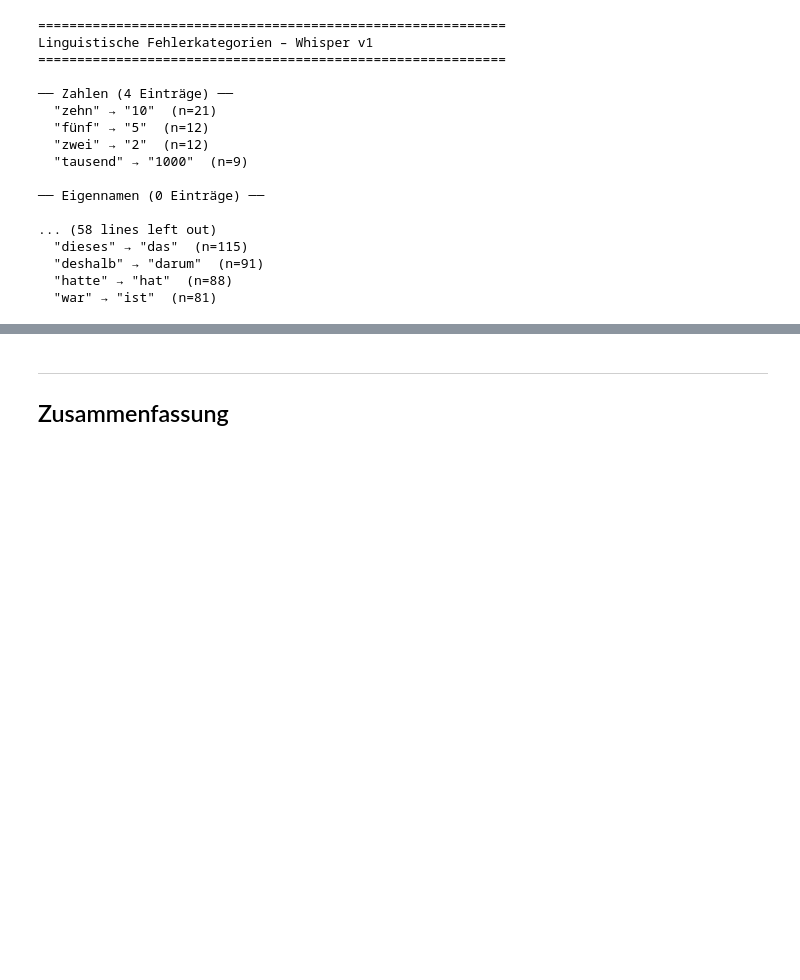
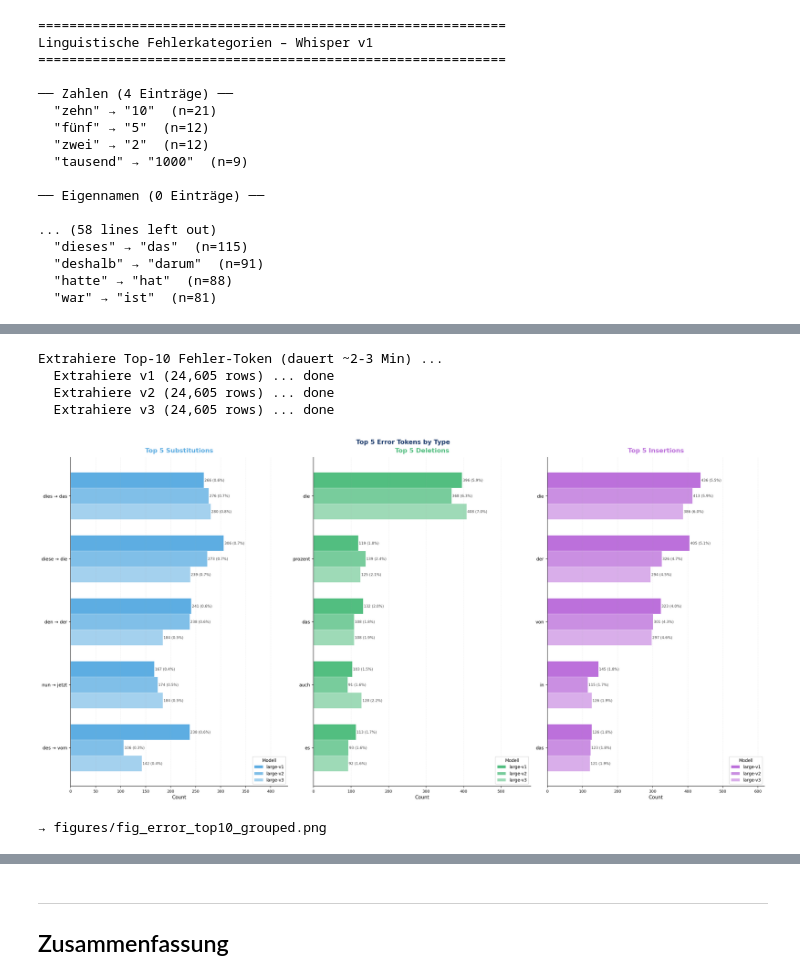
Before and after one commit to sarruja/NLP-Project2, a Jupyter notebook: fehleranalyse.ipynb, the cells around one changed output, grey strips where cells are left out. Cells and saved outputs as stored; diff of their text form; code cells hidden in the pictures; blank space fills up the shorter version.

```diff
--- a/fehleranalyse.ipynb
+++ b/fehleranalyse.ipynb
@@ -390,0 +402,10 @@ Linguistische Fehlerkategorien – Whisper v1
+# %%
+print("Extrahiere Top-10 Fehler-Token (dauert ~2-3 Min) ...")
+fig_error_top10_grouped(df, top_n=5)
+# %% [output]
+Extrahiere Top-10 Fehler-Token (dauert ~2-3 Min) ...
+  Extrahiere v1 (24,605 rows) ... done
+  Extrahiere v2 (24,605 rows) ... done
+  Extrahiere v3 (24,605 rows) ... done
+[figure, added]
+→ figures/fig_error_top10_grouped.png
```
Also changed, not shown: parts of 9 cells of this notebook, 9 other files.
